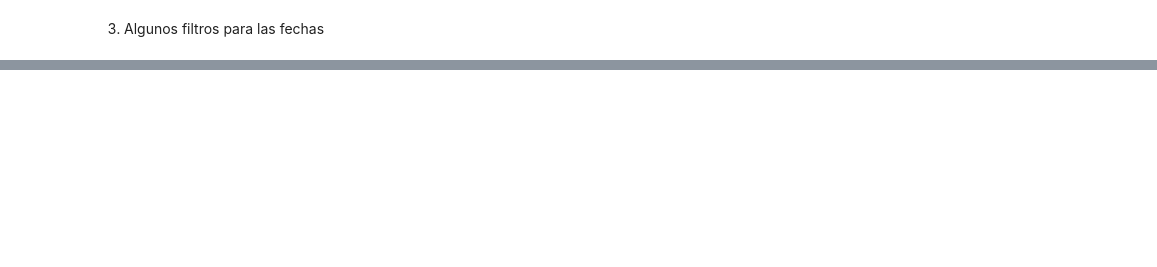
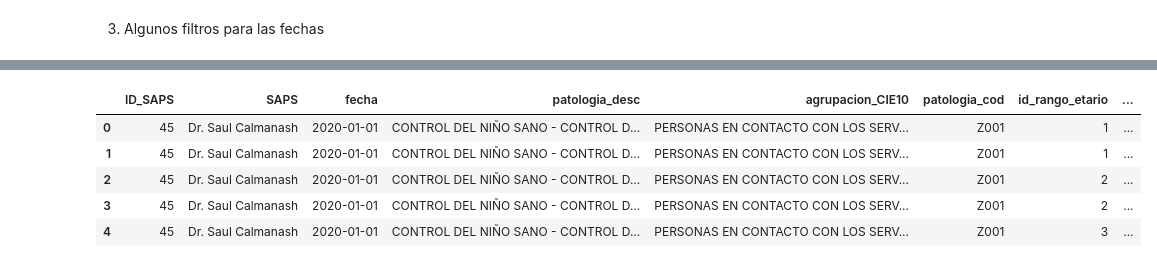
Before and after one commit to eme-19-87/DataAnalytics_Patologias_SAPS_Ctes, a Jupyter notebook: notebooks/transform/clean.ipynb, the cells around one changed output, grey strips where cells are left out. Saved outputs shown, nothing was run; the diff lists cells and outputs as text; code cells hidden in the pictures; blank space fills up the shorter version.

```diff
--- a/notebooks/transform/clean.ipynb
+++ b/notebooks/transform/clean.ipynb
@@ -1253,5 +1247,5 @@ df_cie_desc
 1. Crear una columna con los meses por año, agrupar las consultas por esa nueva columna, y obtener el total de consultas.
 # %%
 #obtengo el año y mes de cada fecha
-df_pato['y-m']=df_pato['fecha'].dt.to_period('M')
-df_pato['y-m'].head()
+#df_pato['y-m']=df_pato['fecha'].dt.to_period('M')
+#df_pato['y-m'].head()
@@ -1316,0 +1313,12 @@ df_pato[df_pato['fecha'].dt.month==6].tail()
+# %%
+#Eliminación de duplicados
+df_inmu=df_inmu.drop_duplicates()
+df_pato=df_pato.drop_duplicates()
+df_pato.head()
+# %% [output]
+|  | ID_SAPS | SAPS | fecha | patologia_desc | agrupacion_CIE10 | patologia_cod | id_rango_etario | ... |
+| 0 | 45 | Dr. Saul Calmanash | 2020-01-01 | CONTROL DEL NIÑO SANO - CONTROL D... | PERSONAS EN CONTACTO CON LOS SERV... | Z001 | 1 | ... |
+| 1 | 45 | Dr. Saul Calmanash | 2020-01-01 | CONTROL DEL NIÑO SANO - CONTROL D... | PERSONAS EN CONTACTO CON LOS SERV... | Z001 | 1 | ... |
+| 2 | 45 | Dr. Saul Calmanash | 2020-01-01 | CONTROL DEL NIÑO SANO - CONTROL D... | PERSONAS EN CONTACTO CON LOS SERV... | Z001 | 2 | ... |
+| 3 | 45 | Dr. Saul Calmanash | 2020-01-01 | CONTROL DEL NIÑO SANO - CONTROL D... | PERSONAS EN CONTACTO CON LOS SERV... | Z001 | 2 | ... |
+| 4 | 45 | Dr. Saul Calmanash | 2020-01-01 | CONTROL DEL NIÑO SANO - CONTROL D... | PERSONAS EN CONTACTO CON LOS SERV... | Z001 | 3 | ... |
```
Also changed, not shown: parts of 10 cells of this notebook, 10 other files.
